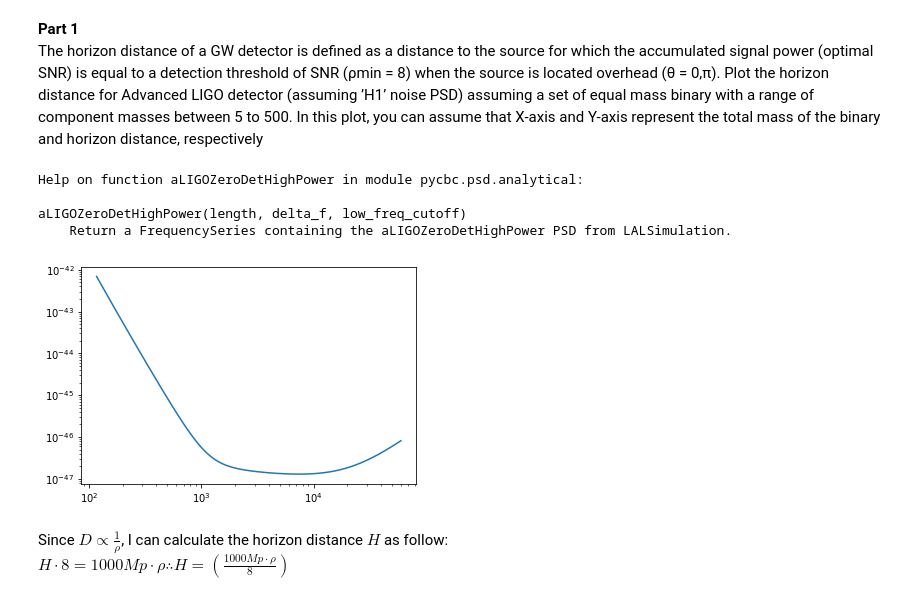
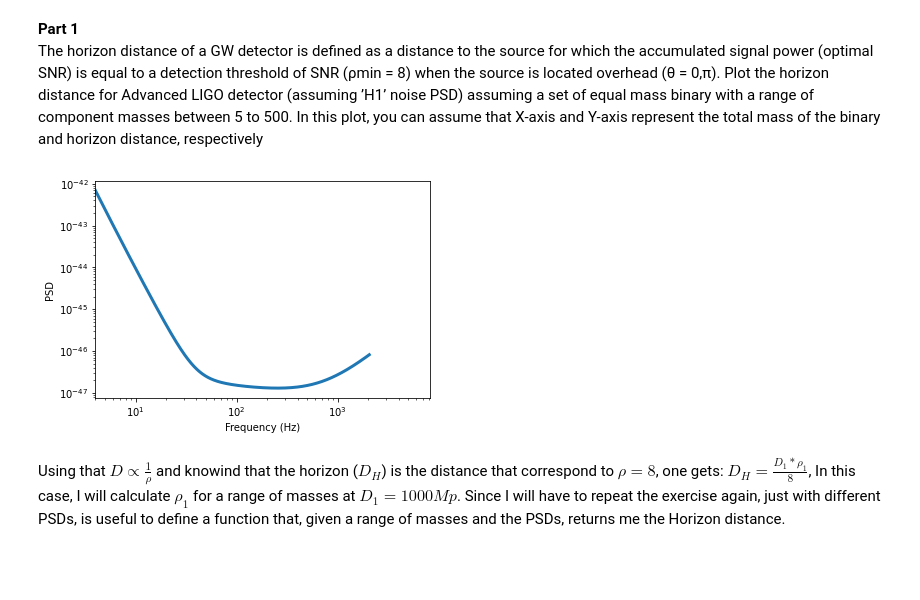
Before and after one commit to tsiligardi/PRA3024-Analysis-of-big-data-in-physics, a Jupyter notebook: GWDA_Ex_3.ipynb, the cells around one changed output. Saved outputs shown, nothing was run; the diff lists cells and outputs as text; code cells hidden in the pictures; blank space fills up the shorter version.

```diff
--- a/GWDA_Ex_3.ipynb
+++ b/GWDA_Ex_3.ipynb
@@ -49,22 +49,20 @@ binary with a range of component masses between 5 to 500. In this plot, you can
 assume that X-axis and Y-axis represent the total mass of the binary and horizon
 distance, respectively
 # %%
-flow = 20  # set up the lower cut off frequency
+#First, I need to generate the mock psd for advanced Ligo detector
+flow = 4   # set up the lower cut off frequency
 delta_f = 1.0 / 16
 flen = int(2048.0/ (delta_f)) + 1
 psd = pycbc.psd.aLIGOZeroDetHighPower(flen, delta_f, flow)
 psd.data[:int(flow/delta_f)] = np.inf  #set the value outside the frequency range to infinity
 psd.data[-1] = np.inf
+pylab.loglog(psd.sample_frequencies, psd, linewidth=3, label='aLIGOZeroDetHighPower');
+
+pylab.xlim(xmin=flow, xmax=8192);
+pylab.xlabel('Frequency (Hz)');
+pylab.ylabel('PSD');
+# %% [output]
+[figure, added]
-# %%
-help(pycbc.psd.aLIGOZeroDetHighPower)
-# %% [output]
-Help on function aLIGOZeroDetHighPower in module pycbc.psd.analytical:
-
-aLIGOZeroDetHighPower(length, delta_f, low_freq_cutoff)
-    Return a FrequencySeries containing the aLIGOZeroDetHighPower PSD from LALSimulation.
-# %%
-x=np.linspace(0,60000,flen)
-pylab.loglog(x,psd); #not sure if the graph is correct
-# %% [output]
-[figure, removed]
+# %% [markdown]
+Using that $D∝ \frac{1}{\rho}$ and knowind that the horizon ($D_H$) is the distance that correspond to $\rho=8$, one gets: $D_H=\frac{D_1*\rho_1}{8}$, In this case, I will calculate $\rho_1$ for a range of masses at $D_1=1000Mp$. Since I will have to repeat the exercise again, just with different PSDs, is useful to define a function that, given a range of masses and the PSDs, returns me the Horizon distance.
 # %%
@@ -88,3 +83,0 @@ for m in mass1:
-# %% [markdown]
-Since $D∝\frac{1}{\rho}$, I can calculate the horizon distance $H$ as follow:
-<br>$H⋅8=1000Mp \cdot \rho \therefore H=(\frac{1000Mp \cdot \rho}{8})$
```
Also changed, not shown: parts of 13 cells of this notebook.
